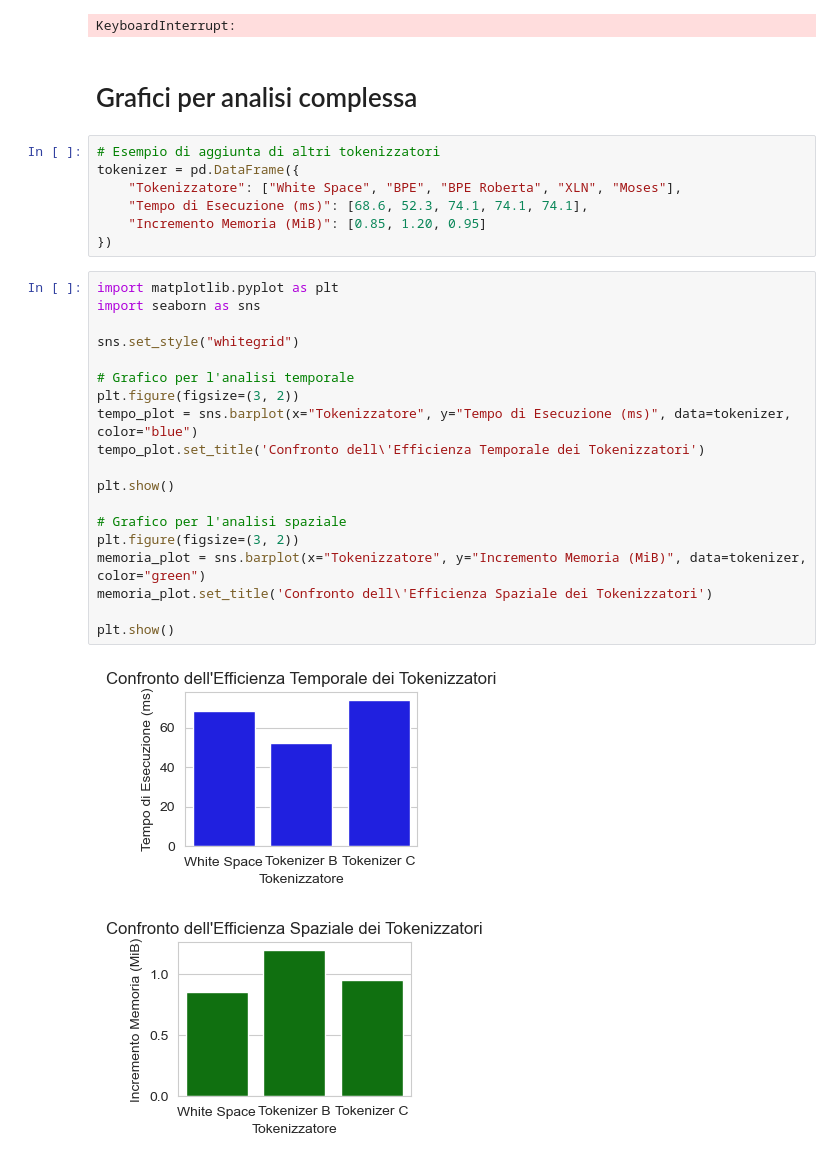
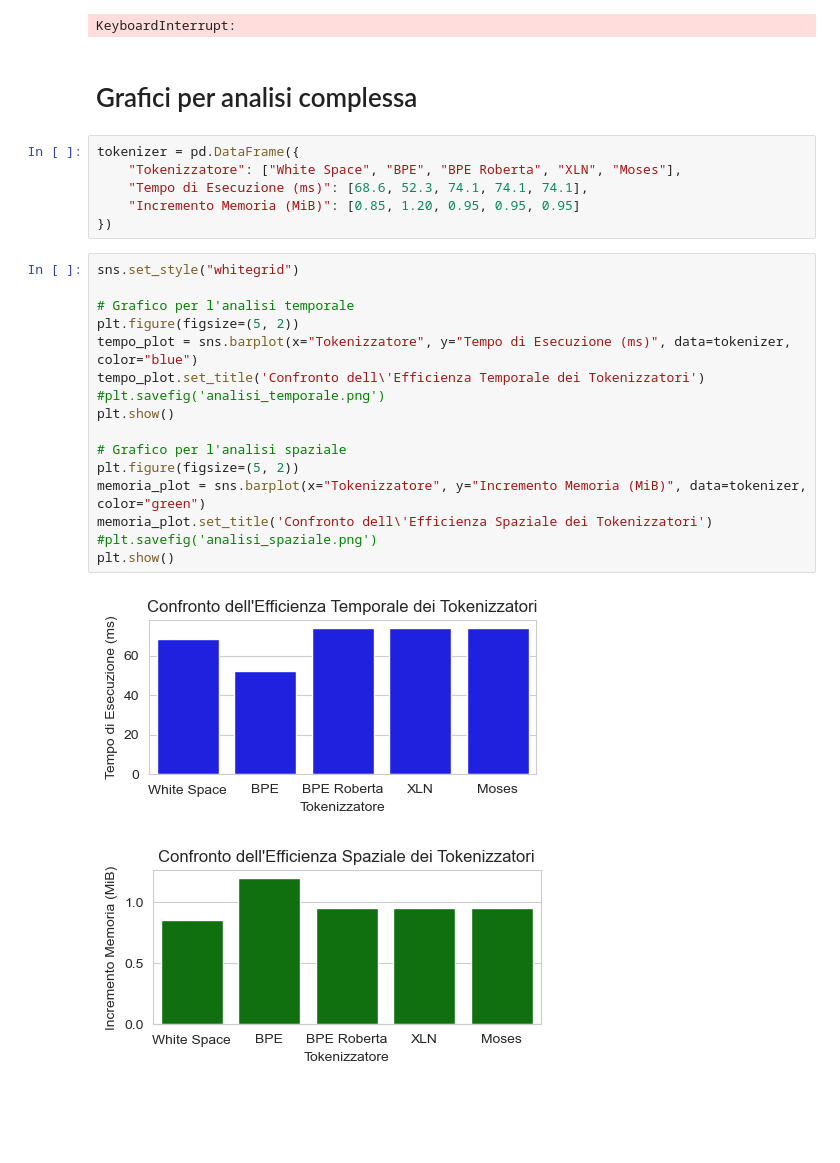
Before and after one commit to cornualghost/Tokenization, a Jupyter notebook: news_classificator.ipynb, the cells around one changed output. Saved outputs shown, nothing was run; the diff lists cells and outputs as text; blank space fills up the shorter version.

```diff
--- a/news_classificator.ipynb
+++ b/news_classificator.ipynb
@@ -783,34 +770,30 @@ pipeline = MorfessorTokenizationPipeline('model/model.bin')
 train_set['MorfessorTokens'] = train_set['cleaned_text'].apply(pipeline.tokenize)
 # %% [output]
 KeyboardInterrupt:
-# %% [markdown]
-# Grafici per analisi complessa
-# %%
-# Esempio di aggiunta di altri tokenizzatori
-tokenizer = pd.DataFrame({
-    "Tokenizzatore": ["White Space", "BPE", "BPE Roberta", "XLN", "Moses"],
-    "Tempo di Esecuzione (ms)": [68.6, 52.3, 74.1, 74.1, 74.1],
-    "Incremento Memoria (MiB)": [0.85, 1.20, 0.95]
-})
-# %%
-import matplotlib.pyplot as plt
-import seaborn as sns
-
-sns.set_style("whitegrid")
-
-# Grafico per l'analisi temporale
-plt.figure(figsize=(3, 2))
-tempo_plot = sns.barplot(x="Tokenizzatore", y="Tempo di Esecuzione (ms)", data=tokenizer, color="blue")
-tempo_plot.set_title('Confronto dell\'Efficienza Temporale dei Tokenizzatori')
-
-plt.show()
-
-# Grafico per l'analisi spaziale
-plt.figure(figsize=(3, 2))
-memoria_plot = sns.barplot(x="Tokenizzatore", y="Incremento Memoria (MiB)", data=tokenizer, color="green")
-memoria_plot.set_title('Confronto dell\'Efficienza Spaziale dei Tokenizzatori')
-
-plt.show()
-# %% [output]
-[figure, removed]
-[figure, removed]
+# %% [markdown]
+# Grafici per analisi complessa
+# %%
+tokenizer = pd.DataFrame({
+    "Tokenizzatore": ["White Space", "BPE", "BPE Roberta", "XLN", "Moses"],
+    "Tempo di Esecuzione (ms)": [68.6, 52.3, 74.1, 74.1, 74.1],
+    "Incremento Memoria (MiB)": [0.85, 1.20, 0.95, 0.95, 0.95]
+})
+# %%
+sns.set_style("whitegrid")
+
+# Grafico per l'analisi temporale
+plt.figure(figsize=(5, 2))
+tempo_plot = sns.barplot(x="Tokenizzatore", y="Tempo di Esecuzione (ms)", data=tokenizer, color="blue")
+tempo_plot.set_title('Confronto dell\'Efficienza Temporale dei Tokenizzatori')
+#plt.savefig('analisi_temporale.png')
+plt.show()
+
+# Grafico per l'analisi spaziale
+plt.figure(figsize=(5, 2))
+memoria_plot = sns.barplot(x="Tokenizzatore", y="Incremento Memoria (MiB)", data=tokenizer, color="green")
+memoria_plot.set_title('Confronto dell\'Efficienza Spaziale dei Tokenizzatori')
+#plt.savefig('analisi_spaziale.png')
+plt.show()
+# %% [output]
+[figure, added]
+[figure, added]
```
Also changed, not shown: parts of 46 cells of this notebook, 1 other file.
